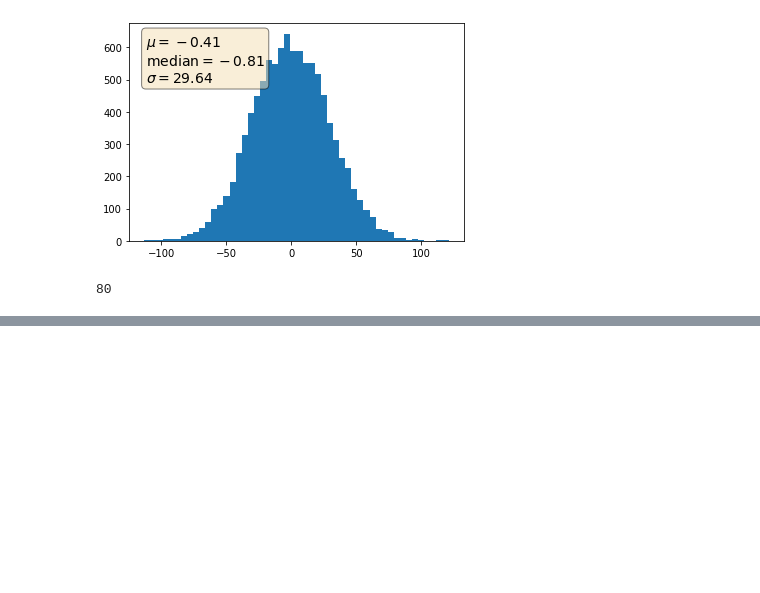
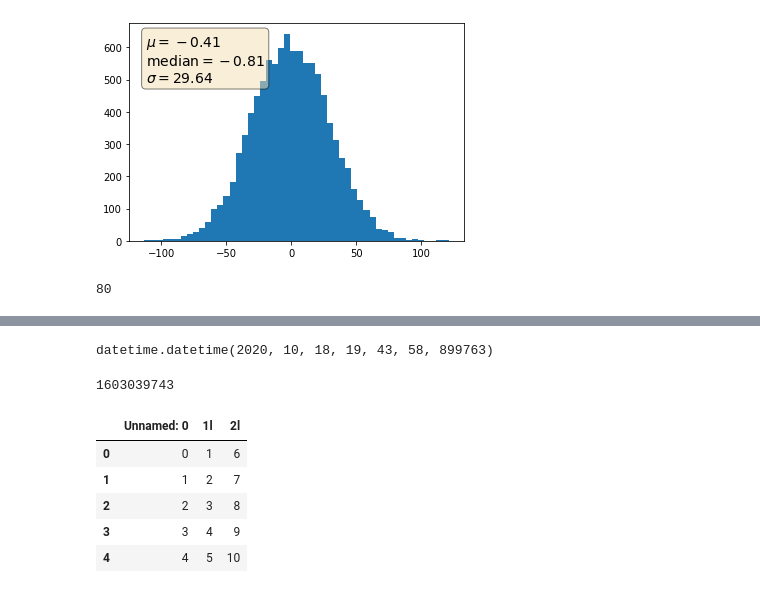
Before and after one commit to mmkuznecov/Parser_combinators_for_syntax_errors_searching, a Jupyter notebook: notebooks/Time test experiments.ipynb, the cells around one changed output, grey strips where cells are left out. Drawn from its saved outputs; the diff is of its cells as text; code cells hidden in the pictures; blank space fills up the shorter version.

```diff
--- a/notebooks/Time test experiments.ipynb
+++ b/notebooks/Time test experiments.ipynb
@@ -73,0 +74,10 @@ datetime.timedelta(microseconds=103)
+# %%
+import datetime
+datetime.datetime.now()
+# %% [output]
+datetime.datetime(2020, 10, 18, 19, 43, 58, 899763)
+# %%
+import time
+int(time.time())
+# %% [output]
+1603039743
@@ -73,0 +96,10 @@ datetime.timedelta(microseconds=103)
+# %%
+df_ = pd.read_csv('GFG.csv')
+df_.head()
+# %% [output]
+|  | Unnamed: 0 | 1l | 2l |
+| 0 | 0 | 1 | 6 |
+| 1 | 1 | 2 | 7 |
+| 2 | 2 | 3 | 8 |
+| 3 | 3 | 4 | 9 |
+| 4 | 4 | 5 | 10 |
```
Also changed, not shown: parts of 3 cells of this notebook, 6 other files.
